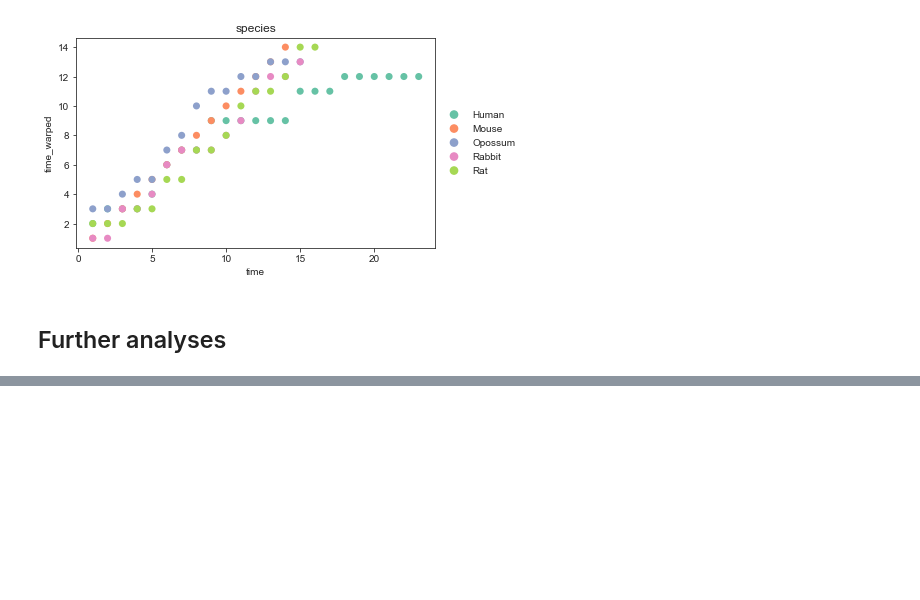
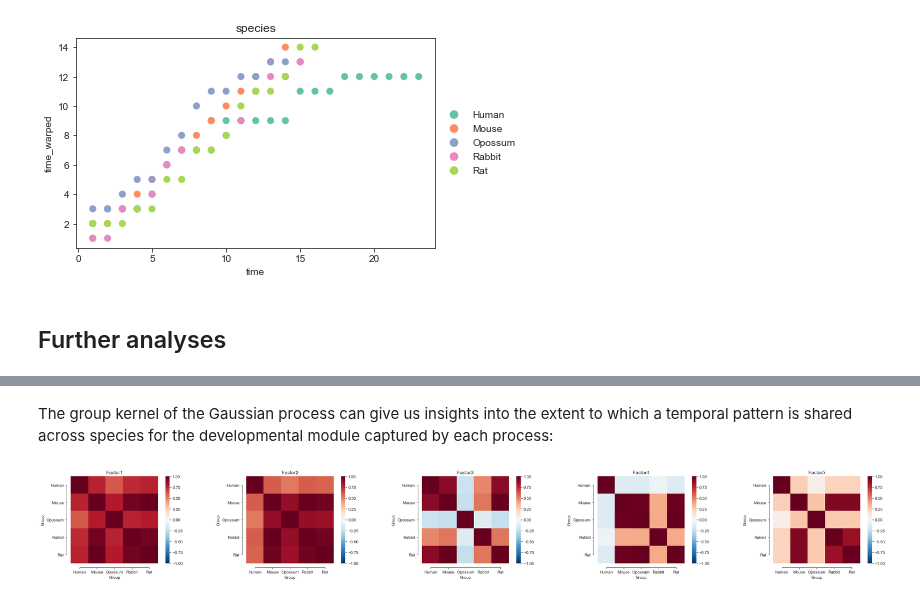
Before and after one commit to scverse/muon-tutorials, a Jupyter notebook: mefisto/1-MEFISTO-evodevo.ipynb, the cells around one changed output, grey strips where cells are left out. Drawn from its saved outputs; the diff is of its cells as text; code cells hidden in the pictures; blank space fills up the shorter version.

```diff
--- a/mefisto/1-MEFISTO-evodevo.ipynb
+++ b/mefisto/1-MEFISTO-evodevo.ipynb
@@ -227,0 +270,6 @@ This is not yet implemented for muon and can be done from R as described [here](
+# %% [markdown]
+The group kernel of the Gaussian process can give us insights into the extent to which a temporal pattern is shared across species for the developmental module captured by each process:
+# %%
+mofax.plot_group_kernel(model, ncols=5);
+# %% [output]
+[figure, added]
```
Also changed, not shown: parts of 18 cells of this notebook.
